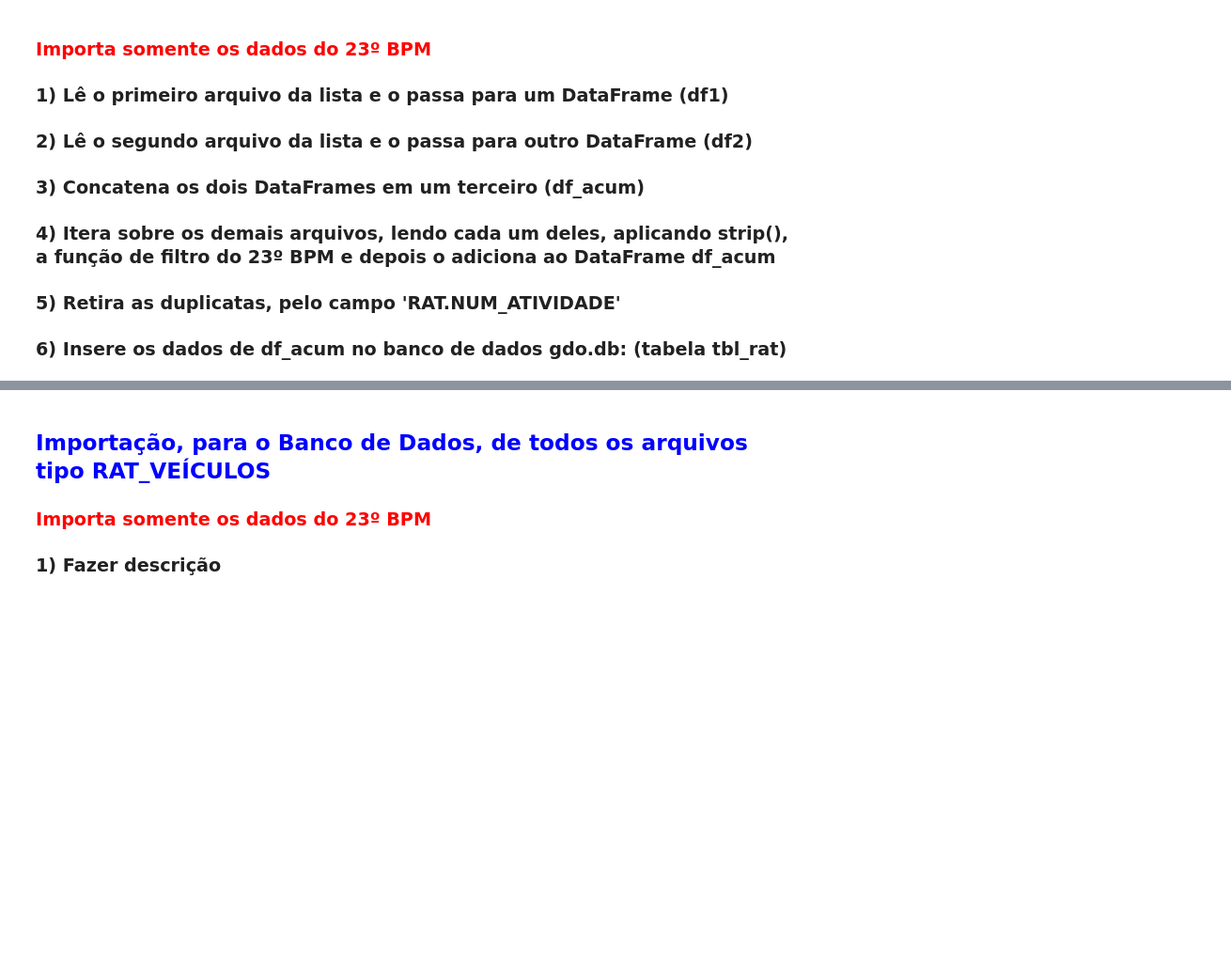
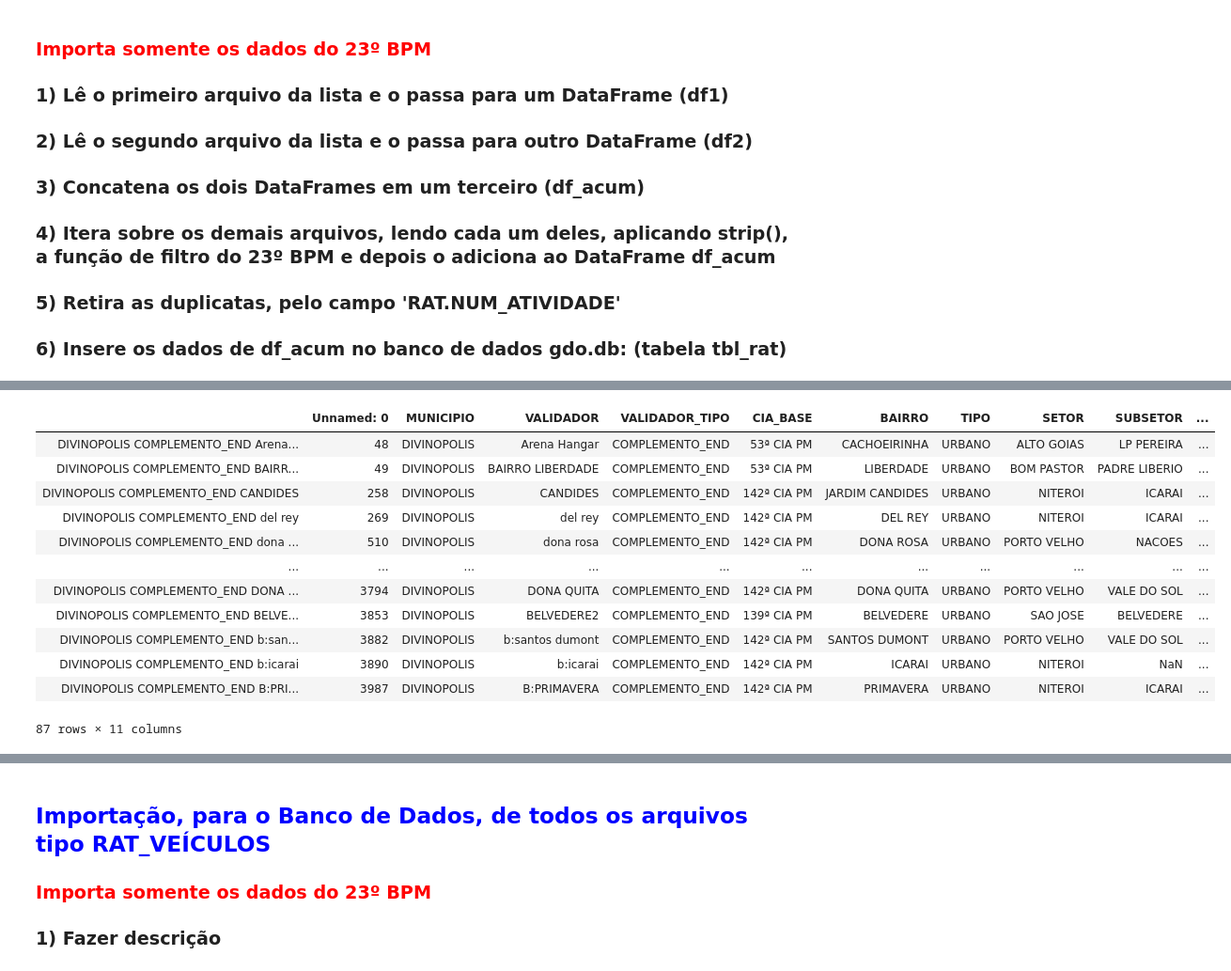
Before and after one commit to WENDEL4891/gdo-pandas, a Jupyter notebook: Vários CSVs para Banco de Dados.ipynb, the cells around one changed output, grey strips where cells are left out. Shown: that part at 94% size. Saved outputs shown, nothing was run; the diff lists cells and outputs as text; code cells hidden in the pictures; blank space fills up the shorter version.

Commit message:
Classificação de RAT avançou.

```diff
--- a/Vários CSVs para Banco de Dados.ipynb
+++ b/Vários CSVs para Banco de Dados.ipynb
@@ -45,3 +45,14 @@ import shutil, os, re, sqlite3
 ### 4) Itera sobre os demais arquivos, lendo cada um deles, aplicando strip(), a função de filtro do 23º BPM e depois o adiciona ao DataFrame df_acum
 ### 5) Retira as duplicatas, pelo campo 'RAT.NUM_ATIVIDADE'
 ### 6) Insere os dados de df_acum no banco de dados gdo.db: (tabela tbl_rat)
+# %%
+# df_classif.drop_duplicates()
+# df_classif_dup = df_classif_dup[df_classif_dup > 1]
+df_classif = pd.read_csv('files/classificadores.csv')
+df_classif.drop_duplicates(['MUNICIPIO', 'VALIDADOR_TIPO', 'VALIDADOR'], inplace=True)
+df_classif.set_index(df_classif['MUNICIPIO'] + " " + df_classif['VALIDADOR_TIPO'] + " " + df_classif['VALIDADOR'], inplace=True)
+df_classif
+# df_classif.to_csv('files/classificadores.csv')
+
+# # df_classif_new['MUN_VALTIPO_VAL'] = df_classif_new['MUNICIPIO'] + " " + df_classif_new['VALIDADOR_TIPO'] + " " + df_classif['VALIDADOR']
+# df_classif_new['MUN_VALTIPO_VAL'].value_counts()
@@ -106,0 +263,19 @@ import shutil, os, re, sqlite3
+# %%
+df_classif[
+    (df_classif['MUNICIPIO'] == 'DIVINOPOLIS') &
+    (df_classif['VALIDADOR_TIPO'] == 'COMPLEMENTO_END')
+]
+# %% [output]
+|  | Unnamed: 0 | MUNICIPIO | VALIDADOR | VALIDADOR_TIPO | CIA_BASE | BAIRRO | TIPO | SETOR | SUBSETOR | ... |
+| DIVINOPOLIS COMPLEMENTO_END Arena... | 48 | DIVINOPOLIS | Arena Hangar | COMPLEMENTO_END | 53ª CIA PM | CACHOEIRINHA | URBANO | ALTO GOIAS | LP PEREIRA | ... |
+| DIVINOPOLIS COMPLEMENTO_END BAIRR... | 49 | DIVINOPOLIS | BAIRRO LIBERDADE | COMPLEMENTO_END | 53ª CIA PM | LIBERDADE | URBANO | BOM PASTOR | PADRE LIBERIO | ... |
+| DIVINOPOLIS COMPLEMENTO_END CANDIDES | 258 | DIVINOPOLIS | CANDIDES | COMPLEMENTO_END | 142ª CIA PM | JARDIM CANDIDES | URBANO | NITEROI | ICARAI | ... |
+| DIVINOPOLIS COMPLEMENTO_END del rey | 269 | DIVINOPOLIS | del rey | COMPLEMENTO_END | 142ª CIA PM | DEL REY | URBANO | NITEROI | ICARAI | ... |
+| DIVINOPOLIS COMPLEMENTO_END dona ... | 510 | DIVINOPOLIS | dona rosa | COMPLEMENTO_END | 142ª CIA PM | DONA ROSA | URBANO | PORTO VELHO | NACOES | ... |
+| ... | ... | ... | ... | ... | ... | ... | ... | ... | ... | ... |
+| DIVINOPOLIS COMPLEMENTO_END DONA ... | 3794 | DIVINOPOLIS | DONA QUITA | COMPLEMENTO_END | 142ª CIA PM | DONA QUITA | URBANO | PORTO VELHO | VALE DO SOL | ... |
+| DIVINOPOLIS COMPLEMENTO_END BELVE... | 3853 | DIVINOPOLIS | BELVEDERE2 | COMPLEMENTO_END | 139ª CIA PM | BELVEDERE | URBANO | SAO JOSE | BELVEDERE | ... |
+| DIVINOPOLIS COMPLEMENTO_END b:san... | 3882 | DIVINOPOLIS | b:santos dumont | COMPLEMENTO_END | 142ª CIA PM | SANTOS DUMONT | URBANO | PORTO VELHO | VALE DO SOL | ... |
+| DIVINOPOLIS COMPLEMENTO_END b:icarai | 3890 | DIVINOPOLIS | b:icarai | COMPLEMENTO_END | 142ª CIA PM | ICARAI | URBANO | NITEROI | NaN | ... |
+| DIVINOPOLIS COMPLEMENTO_END B:PRI... | 3987 | DIVINOPOLIS | B:PRIMAVERA | COMPLEMENTO_END | 142ª CIA PM | PRIMAVERA | URBANO | NITEROI | ICARAI | ... |
+87 rows × 11 columns
```
Also changed, not shown: parts of 15 cells of this notebook, 1 other file.
